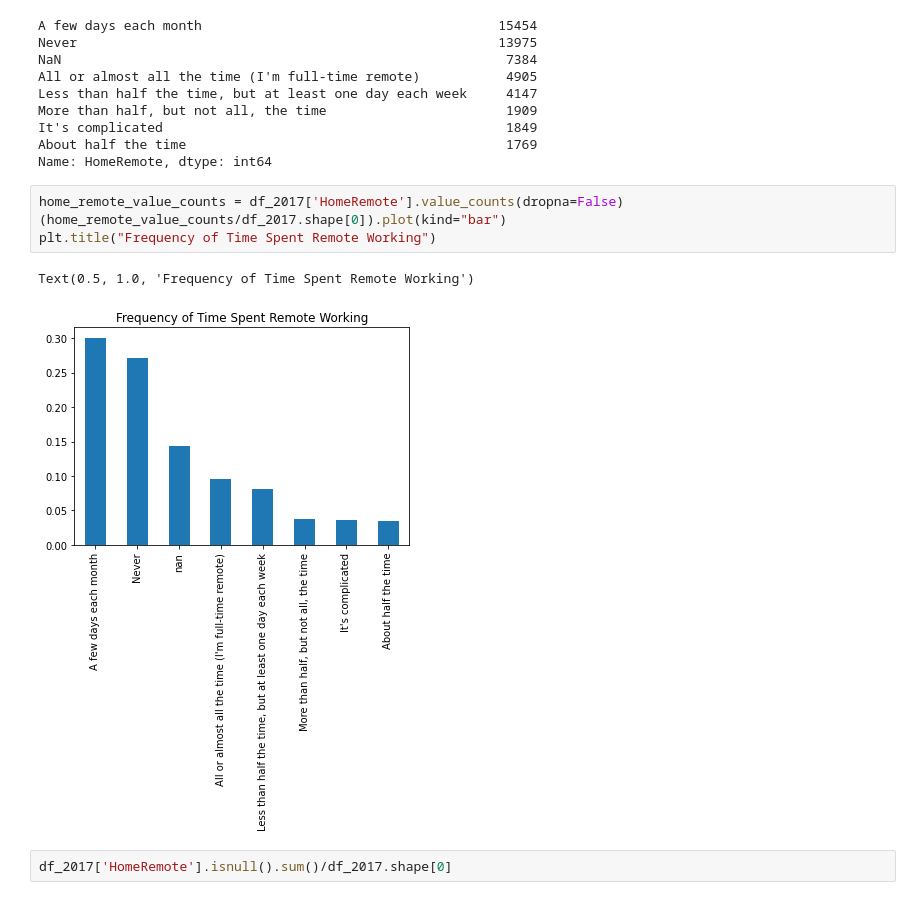
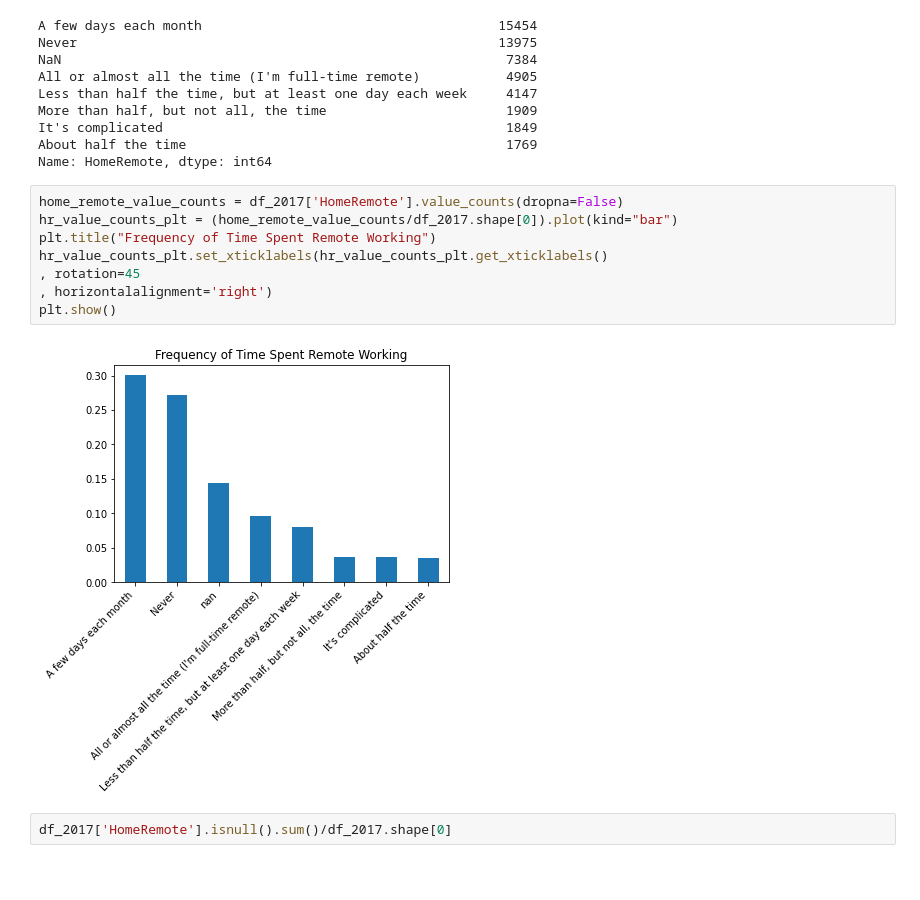
Before and after one commit to goitom/project_1_blog_post, a Jupyter notebook: Stack_Overflow_Survey_RemoteWork.ipynb, the cells around one changed output. Drawn from its saved outputs; the diff is of its cells as text; blank space fills up the shorter version.

```diff
--- a/Stack_Overflow_Survey_RemoteWork.ipynb
+++ b/Stack_Overflow_Survey_RemoteWork.ipynb
@@ -83,11 +86,14 @@ About half the time                                         1769
 Name: HomeRemote, dtype: int64
 # %%
 home_remote_value_counts = df_2017['HomeRemote'].value_counts(dropna=False)
-(home_remote_value_counts/df_2017.shape[0]).plot(kind="bar")
+hr_value_counts_plt = (home_remote_value_counts/df_2017.shape[0]).plot(kind="bar")
 plt.title("Frequency of Time Spent Remote Working")
+hr_value_counts_plt.set_xticklabels(hr_value_counts_plt.get_xticklabels()
+, rotation=45
+, horizontalalignment='right')
+plt.show()
 # %% [output]
-Text(0.5, 1.0, 'Frequency of Time Spent Remote Working')
-[figure, old version]
+[figure, new version]
 # %%
 df_2017['HomeRemote'].isnull().sum()/df_2017.shape[0]
 # %% [output]
```
Also changed, not shown: parts of 11 cells of this notebook, 6 other files.
